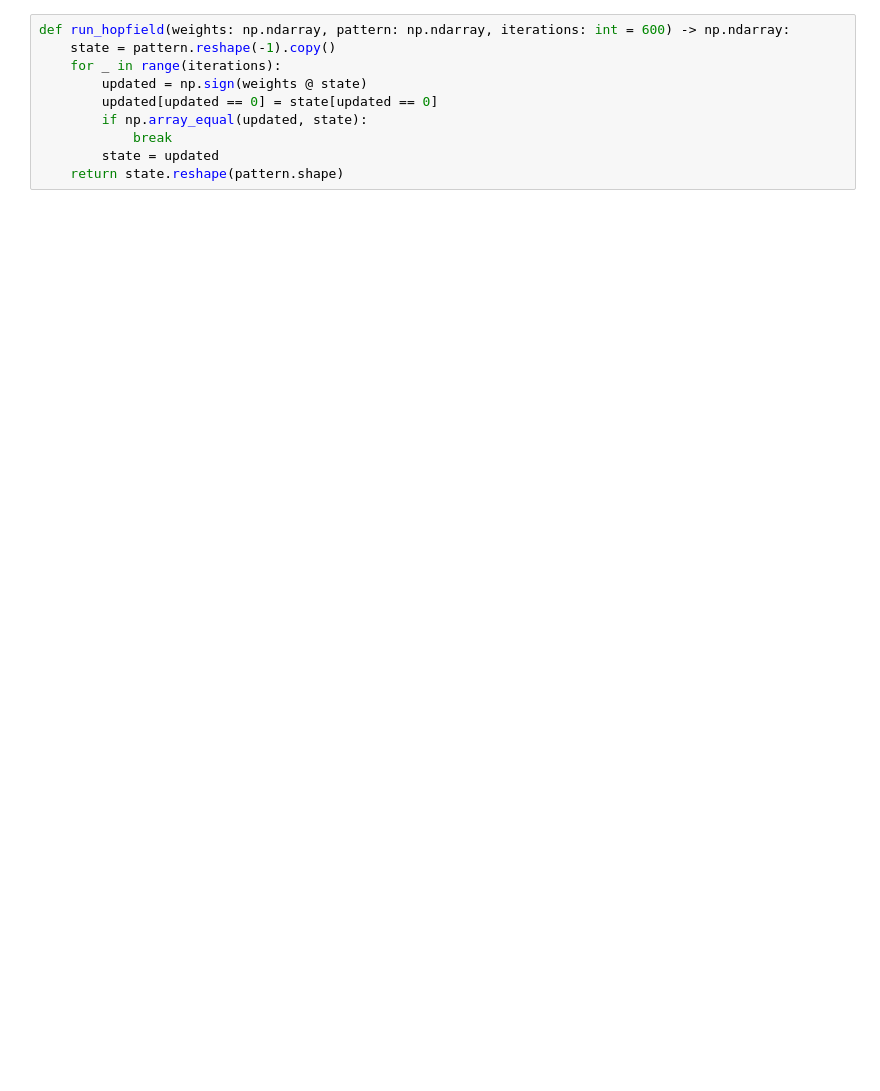
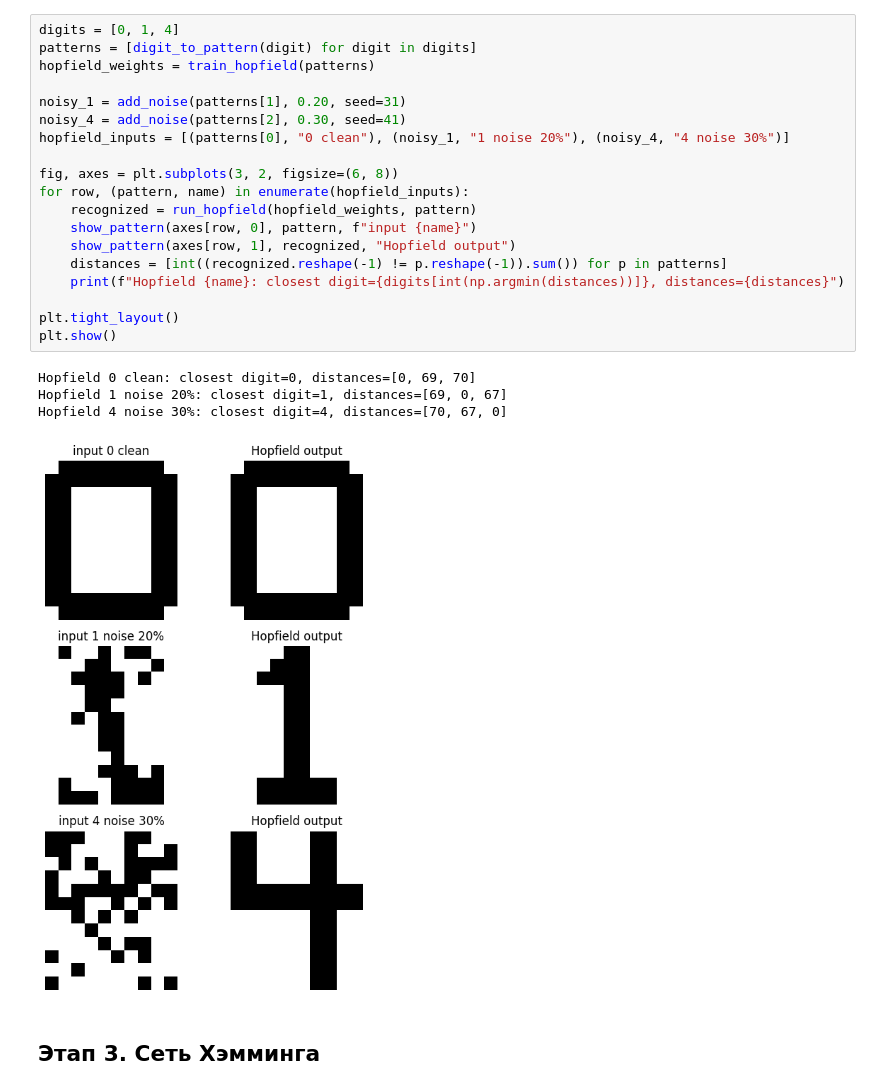
Before and after one commit to cndfdv/pfur-coursework, a Jupyter notebook: lab_3/main.ipynb, the cells around one changed output. Drawn from its saved outputs; the diff is of its cells as text; blank space fills up the shorter version.

```diff
--- a/lab_3/main.ipynb
+++ b/lab_3/main.ipynb
@@ -164,13 +224,29 @@ def train_hopfield(patterns: list[np.ndarray]) -> np.ndarray:
-# %%
-def run_hopfield(weights: np.ndarray, pattern: np.ndarray, iterations: int = 600) -> np.ndarray:
-    state = pattern.reshape(-1).copy()
-    for _ in range(iterations):
-        updated = np.sign(weights @ state)
-        updated[updated == 0] = state[updated == 0]
-        if np.array_equal(updated, state):
-            break
-        state = updated
-    return state.reshape(pattern.shape)
+# %%
+digits = [0, 1, 4]
+patterns = [digit_to_pattern(digit) for digit in digits]
+hopfield_weights = train_hopfield(patterns)
+
+noisy_1 = add_noise(patterns[1], 0.20, seed=31)
+noisy_4 = add_noise(patterns[2], 0.30, seed=41)
+hopfield_inputs = [(patterns[0], "0 clean"), (noisy_1, "1 noise 20%"), (noisy_4, "4 noise 30%")]
+
+fig, axes = plt.subplots(3, 2, figsize=(6, 8))
+for row, (pattern, name) in enumerate(hopfield_inputs):
+    recognized = run_hopfield(hopfield_weights, pattern)
+    show_pattern(axes[row, 0], pattern, f"input {name}")
+    show_pattern(axes[row, 1], recognized, "Hopfield output")
+    distances = [int((recognized.reshape(-1) != p.reshape(-1)).sum()) for p in patterns]
+    print(f"Hopfield {name}: closest digit={digits[int(np.argmin(distances))]}, distances={distances}")
+
+plt.tight_layout()
+plt.show()
+# %% [output]
+Hopfield 0 clean: closest digit=0, distances=[0, 69, 70]
+Hopfield 1 noise 20%: closest digit=1, distances=[69, 0, 67]
+Hopfield 4 noise 30%: closest digit=4, distances=[70, 67, 0]
+[figure, added]
+# %% [markdown]
+## Этап 3. Сеть Хэмминга
 # %%
 def hamming_classify(patterns: list[np.ndarray], pattern: np.ndarray, iterations: int = 600) -> tuple[np.ndarray, int]:
     vectors = np.stack([p.reshape(-1) for p in patterns])
```
Also changed, not shown: parts of 23 cells of this notebook, 16 other files.
